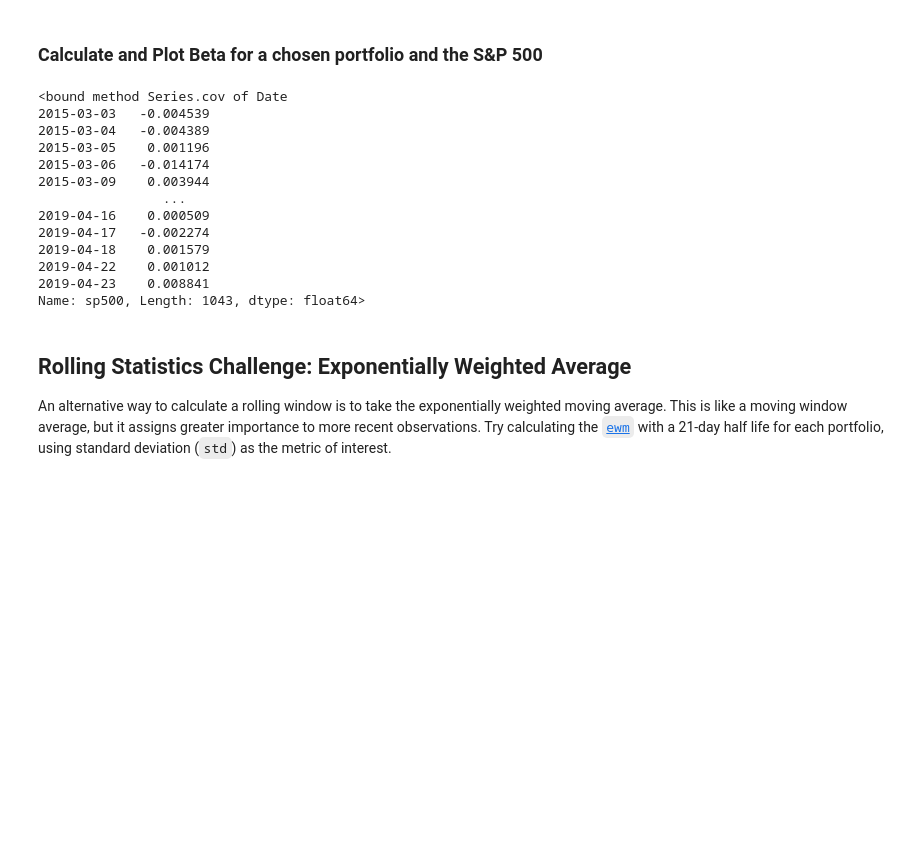
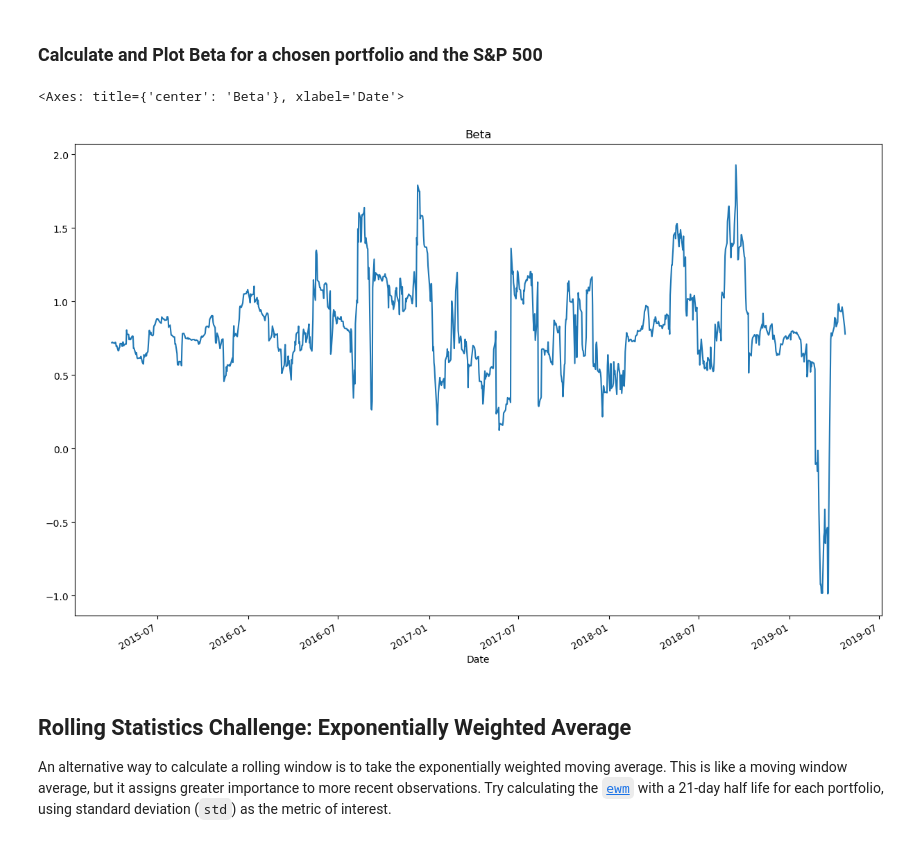
Before and after one commit to shahp630/Portfolio, a Jupyter notebook: whale_analysis.ipynb, the cells around one changed output. Saved outputs shown, nothing was run; the diff lists cells and outputs as text; code cells hidden in the pictures; blank space fills up the shorter version.

```diff
--- a/whale_analysis.ipynb
+++ b/whale_analysis.ipynb
@@ -314,28 +324,20 @@ sns.heatmap(correlation, vmin=-1, vmax=1)
 ### Calculate and Plot Beta for a chosen portfolio and the S&P 500
 # %%
 # Calculate covariance of a single portfolio
-covariance = combined_portfolio["sp500"].cov
-covariance
+covariance = combined_portfolio["TIGER GLOBAL MANAGEMENT LLC"].rolling(window=21).cov(combined_portfolio["sp500"])
+
 
 # Calculate variance of S&P 500
+variance = combined_portfolio["sp500"].rolling(21).var()
 
 # Computing beta
+beta = covariance / variance
 
 # Plot beta trend
+beta.plot(figsize = (15,10),title= "Beta")
 # %% [output]
-<bound method Series.cov of Date
-2015-03-03   -0.004539
-2015-03-04   -0.004389
-2015-03-05    0.001196
-2015-03-06   -0.014174
-2015-03-09    0.003944
-                ...
-2019-04-16    0.000509
-2019-04-17   -0.002274
-2019-04-18    0.001579
-2019-04-22    0.001012
-2019-04-23    0.008841
-Name: sp500, Length: 1043, dtype: float64>
+<Axes: title={'center': 'Beta'}, xlabel='Date'>
+[figure, added]
 # %% [markdown]
 ## Rolling Statistics Challenge: Exponentially Weighted Average
 
```
Also changed, not shown: parts of 20 cells of this notebook.
